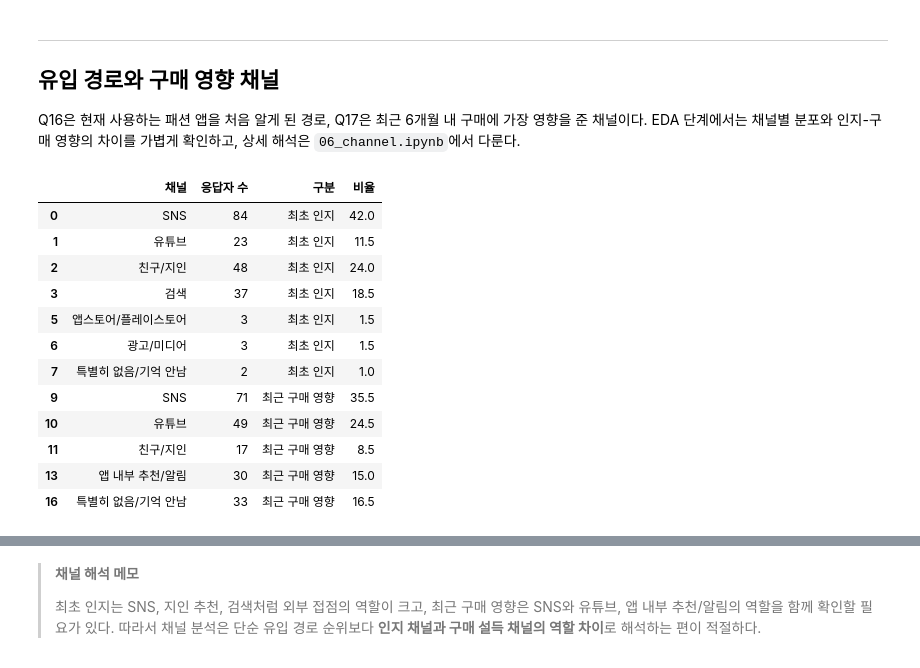
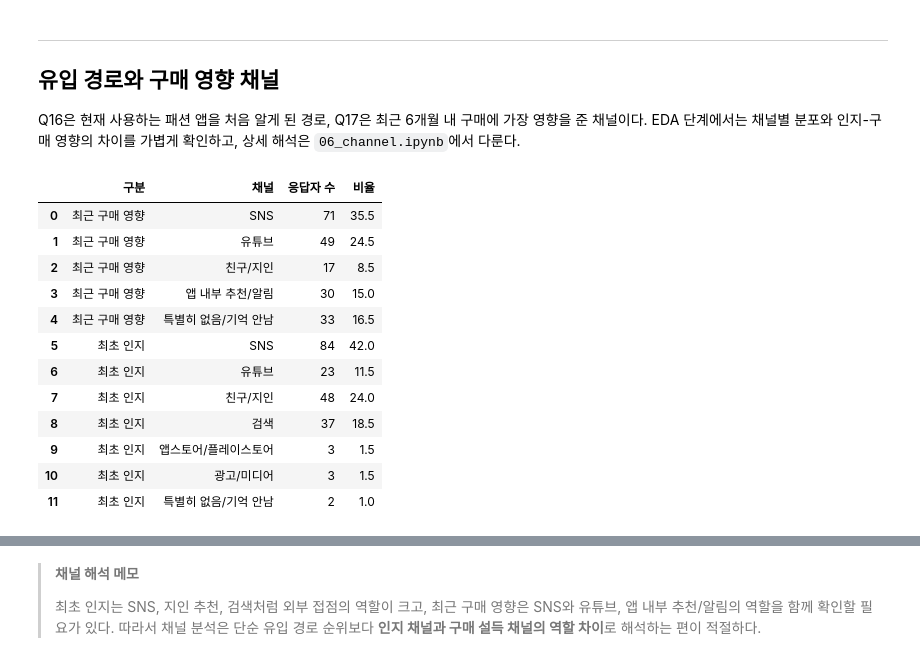
Before and after one commit to kth530/fashion_platform_analysis, a Jupyter notebook: notebooks/02_eda.ipynb, the cells around one changed output, grey strips where cells are left out. Cells and saved outputs as stored; diff of their text form; code cells hidden in the pictures.

```diff
--- a/notebooks/02_eda.ipynb
+++ b/notebooks/02_eda.ipynb
@@ -737,71 +747,33 @@ fig.show()
 Q16은 현재 사용하는 패션 앱을 처음 알게 된 경로, Q17은 최근 6개월 내 구매에 가장 영향을 준 채널이다.
 EDA 단계에서는 채널별 분포와 인지-구매 영향의 차이를 가볍게 확인하고, 상세 해석은 `06_channel.ipynb`에서 다룬다.
 # %%
-def channel_group(value):
-    if pd.isna(value):
-        return np.nan
-    value = str(value)
-    if '인스타그램' in value or '틱톡' in value or '스레드' in value or 'SNS' in value:
-        return 'SNS'
-    if '유튜브' in value:
-        return '유튜브'
-    if '친구' in value or '지인' in value:
-        return '친구/지인'
-    if '포털' in value or '검색' in value:
-        return '검색'
-    if '앱스토어' in value or '플레이스토어' in value:
-        return '앱스토어/플레이스토어'
-    if '앱 내' in value or '푸시' in value or '쿠폰' in value:
-        return '앱 내부 추천/알림'
-    if '특별히 없음' in value or '기억' in value:
-        return '특별히 없음/기억 안남'
-    if '광고' in value:
-        return '광고/미디어'
-    return '기타'
-
-channel_users = df[df['uses_platform'] == '예'].copy()
-channel_users['discovery_group'] = channel_users['discovery'].apply(channel_group)
-channel_users['influence_group'] = channel_users['influence'].apply(channel_group)
-
+# 채널 라벨 통합과 집계는 SQL에서 수행
 channel_order = [
     'SNS', '유튜브', '친구/지인', '검색', '앱 내부 추천/알림',
     '앱스토어/플레이스토어', '광고/미디어', '특별히 없음/기억 안남', '기타'
 ]
 
-first_contact = (
-    channel_users['discovery_group'].value_counts()
-    .reindex(channel_order, fill_value=0)
-    .reset_index()
-    .rename(columns={'discovery_group': '채널', 'count': '응답자 수'})
+channel_compare = run('channel_compare')
+channel_compare['채널'] = pd.Categorical(
+    channel_compare['채널'], categories=channel_order, ordered=True
 )
-first_contact['구분'] = '최초 인지'
-first_contact['비율'] = add_pct(first_contact['응답자 수'], channel_users['discovery_group'].notna().sum())
-
-purchase_influence = (
-    channel_users['influence_group'].value_counts()
-    .reindex(channel_order, fill_value=0)
-    .reset_index()
-    .rename(columns={'influence_group': '채널', 'count': '응답자 수'})
-)
-purchase_influence['구분'] = '최근 구매 영향'
-purchase_influence['비율'] = add_pct(purchase_influence['응답자 수'], channel_users['influence_group'].notna().sum())
-
-channel_compare = pd.concat([first_contact, purchase_influence], ignore_index=True)
+channel_compare = channel_compare.sort_values(['구분', '채널']).reset_index(drop=True)
+channel_users_n = int(overview['platform_users'])
 channel_compare[channel_compare['응답자 수'] > 0]
 # %% [output]
-|  | 채널 | 응답자 수 | 구분 | 비율 |
-| 0 | SNS | 84 | 최초 인지 | 42.0 |
-| 1 | 유튜브 | 23 | 최초 인지 | 11.5 |
-| 2 | 친구/지인 | 48 | 최초 인지 | 24.0 |
-| 3 | 검색 | 37 | 최초 인지 | 18.5 |
-| 5 | 앱스토어/플레이스토어 | 3 | 최초 인지 | 1.5 |
-| 6 | 광고/미디어 | 3 | 최초 인지 | 1.5 |
-| 7 | 특별히 없음/기억 안남 | 2 | 최초 인지 | 1.0 |
-| 9 | SNS | 71 | 최근 구매 영향 | 35.5 |
-| 10 | 유튜브 | 49 | 최근 구매 영향 | 24.5 |
-| 11 | 친구/지인 | 17 | 최근 구매 영향 | 8.5 |
-| 13 | 앱 내부 추천/알림 | 30 | 최근 구매 영향 | 15.0 |
-| 16 | 특별히 없음/기억 안남 | 33 | 최근 구매 영향 | 16.5 |
+|  | 구분 | 채널 | 응답자 수 | 비율 |
+| 0 | 최근 구매 영향 | SNS | 71 | 35.5 |
+| 1 | 최근 구매 영향 | 유튜브 | 49 | 24.5 |
+| 2 | 최근 구매 영향 | 친구/지인 | 17 | 8.5 |
+| 3 | 최근 구매 영향 | 앱 내부 추천/알림 | 30 | 15.0 |
+| 4 | 최근 구매 영향 | 특별히 없음/기억 안남 | 33 | 16.5 |
+| 5 | 최초 인지 | SNS | 84 | 42.0 |
+| 6 | 최초 인지 | 유튜브 | 23 | 11.5 |
+| 7 | 최초 인지 | 친구/지인 | 48 | 24.0 |
+| 8 | 최초 인지 | 검색 | 37 | 18.5 |
+| 9 | 최초 인지 | 앱스토어/플레이스토어 | 3 | 1.5 |
+| 10 | 최초 인지 | 광고/미디어 | 3 | 1.5 |
+| 11 | 최초 인지 | 특별히 없음/기억 안남 | 2 | 1.0 |
 # %%
 fig = go.Figure()
 for label, color in [('최초 인지', '#3B82F6'), ('최근 구매 영향', '#F97316')]:
```
Also changed, not shown: parts of 25 cells of this notebook, 1 other file.
